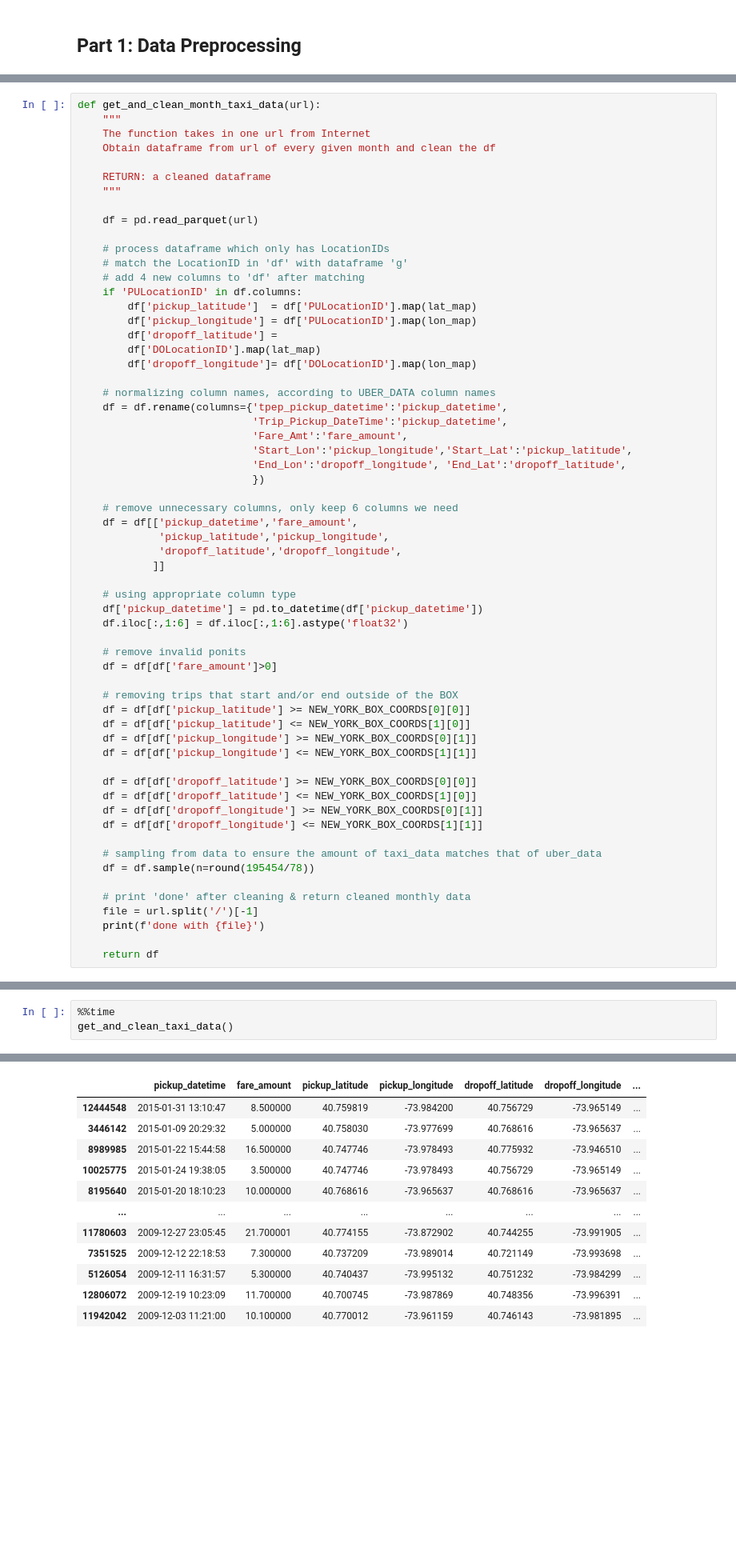
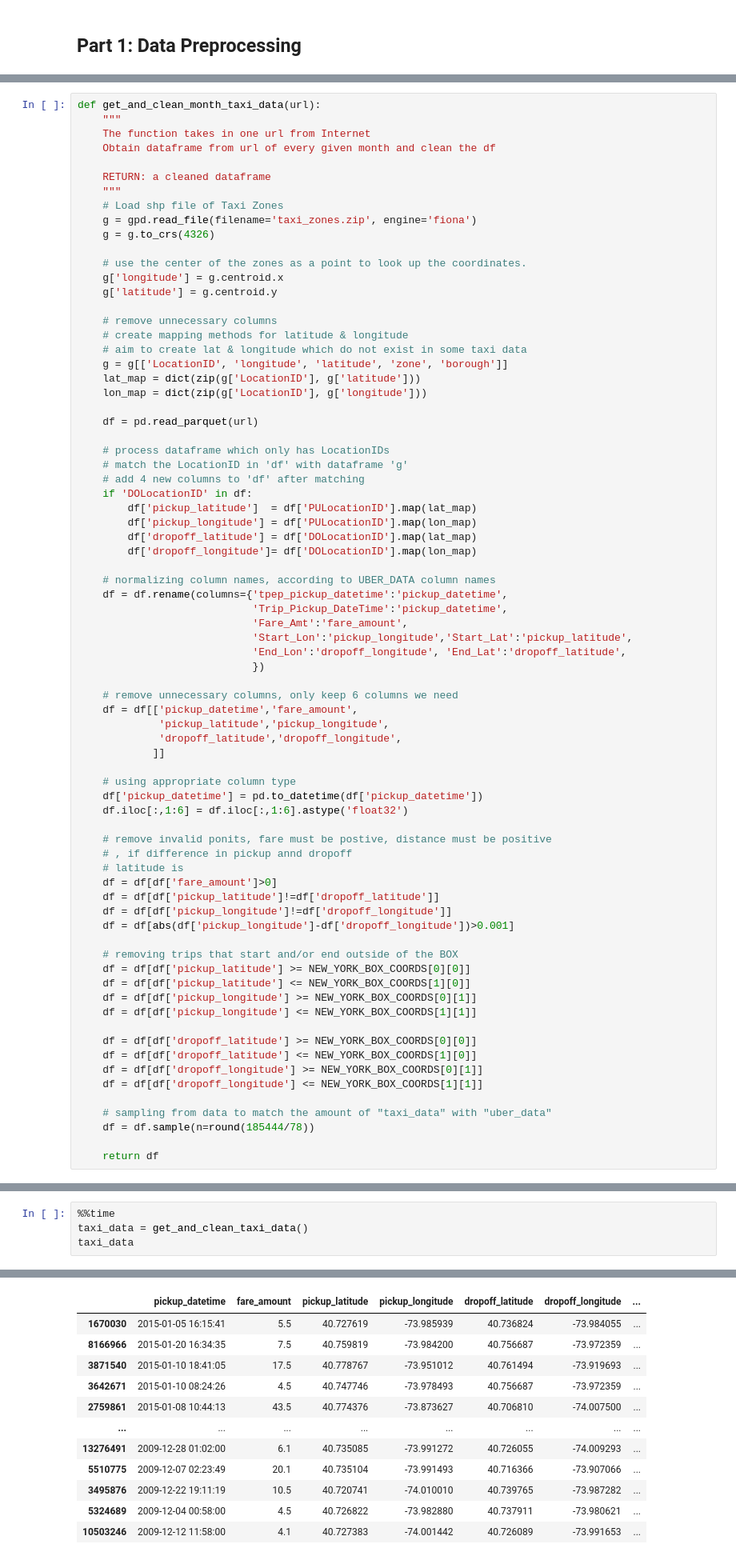
Before and after one commit to qixuan-jin/Clashes-between-Uber-and-Yellow-Taxi-IEOR4501, a Jupyter notebook: Project Scaffolding (1).ipynb, the cells around one changed output, grey strips where cells are left out. Shown: that part at 80% size. Saved outputs shown, nothing was run; the diff lists cells and outputs as text; blank space fills up the shorter version.

Commit message:
update the invalid points removal code in taxi_data

```diff
--- a/Project Scaffolding (1).ipynb
+++ b/Project Scaffolding (1).ipynb
@@ -180,17 +165,30 @@ def get_and_clean_month_taxi_data(url):
 
     RETURN: a cleaned dataframe
     """
+    # Load shp file of Taxi Zones
+    g = gpd.read_file(filename='taxi_zones.zip', engine='fiona')
+    g = g.to_crs(4326)
+
+    # use the center of the zones as a point to look up the coordinates.
+    g['longitude'] = g.centroid.x
+    g['latitude'] = g.centroid.y
+
+    # remove unnecessary columns
+    # create mapping methods for latitude & longitude
+    # aim to create lat & longitude which do not exist in some taxi data
+    g = g[['LocationID', 'longitude', 'latitude', 'zone', 'borough']]
+    lat_map = dict(zip(g['LocationID'], g['latitude']))
+    lon_map = dict(zip(g['LocationID'], g['longitude']))
 
     df = pd.read_parquet(url)
 
     # process dataframe which only has LocationIDs
     # match the LocationID in 'df' with dataframe 'g'
     # add 4 new columns to 'df' after matching
-    if 'PULocationID' in df.columns:
+    if 'DOLocationID' in df:
         df['pickup_latitude']  = df['PULocationID'].map(lat_map)
         df['pickup_longitude'] = df['PULocationID'].map(lon_map)
-        df['dropoff_latitude'] =
-        df['DOLocationID'].map(lat_map)
+        df['dropoff_latitude'] = df['DOLocationID'].map(lat_map)
         df['dropoff_longitude']= df['DOLocationID'].map(lon_map)
 
     # normalizing column names, according to UBER_DATA column names
@@ -211,8 +209,13 @@ def get_and_clean_month_taxi_data(url):
     df['pickup_datetime'] = pd.to_datetime(df['pickup_datetime'])
     df.iloc[:,1:6] = df.iloc[:,1:6].astype('float32')
 
-    # remove invalid ponits
+    # remove invalid ponits, fare must be postive, distance must be positive
+    # , if difference in pickup annd dropoff
+    # latitude is
     df = df[df['fare_amount']>0]
+    df = df[df['pickup_latitude']!=df['dropoff_latitude']]
+    df = df[df['pickup_longitude']!=df['dropoff_longitude']]
+    df = df[abs(df['pickup_longitude']-df['dropoff_longitude'])>0.001]
 
     # removing trips that start and/or end outside of the BOX
     df = df[df['pickup_latitude'] >= NEW_YORK_BOX_COORDS[0][0]]
@@ -225,12 +228,8 @@ def get_and_clean_month_taxi_data(url):
     df = df[df['dropoff_longitude'] >= NEW_YORK_BOX_COORDS[0][1]]
     df = df[df['dropoff_longitude'] <= NEW_YORK_BOX_COORDS[1][1]]
 
-    # sampling from data to ensure the amount of taxi_data matches that of uber_data
-    df = df.sample(n=round(195454/78))
-
-    # print 'done' after cleaning & return cleaned monthly data
-    file = url.split('/')[-1]
-    print(f'done with {file}')
+    # sampling from data to match the amount of "taxi_data" with "uber_data"
+    df = df.sample(n=round(185444/78))
 
     return df
 # %%
@@ -264,7 +265,8 @@ def get_and_clean_taxi_data():
     return taxi_data
 # %%
 %%time
-get_and_clean_taxi_data()
+taxi_data = get_and_clean_taxi_data()
+taxi_data
 # %% [output]
 done with yellow_tripdata_2015-01.parquet
 done with yellow_tripdata_2015-02.parquet
@@ -286,12 +288,12 @@ Wall time: 15min 7s
 |  | pickup_datetime | fare_amount | pickup_latitude | pickup_longitude | dropoff_latitude | dropoff_longitude | ... |
-| 12444548 | 2015-01-31 13:10:47 | 8.500000 | 40.759819 | -73.984200 | 40.756729 | -73.965149 | ... |
-| 3446142 | 2015-01-09 20:29:32 | 5.000000 | 40.758030 | -73.977699 | 40.768616 | -73.965637 | ... |
-| 8989985 | 2015-01-22 15:44:58 | 16.500000 | 40.747746 | -73.978493 | 40.775932 | -73.946510 | ... |
-| 10025775 | 2015-01-24 19:38:05 | 3.500000 | 40.747746 | -73.978493 | 40.756729 | -73.965149 | ... |
-| 8195640 | 2015-01-20 18:10:23 | 10.000000 | 40.768616 | -73.965637 | 40.768616 | -73.965637 | ... |
+| 1670030 | 2015-01-05 16:15:41 | 5.5 | 40.727619 | -73.985939 | 40.736824 | -73.984055 | ... |
+| 8166966 | 2015-01-20 16:34:35 | 7.5 | 40.759819 | -73.984200 | 40.756687 | -73.972359 | ... |
+| 3871540 | 2015-01-10 18:41:05 | 17.5 | 40.778767 | -73.951012 | 40.761494 | -73.919693 | ... |
+| 3642671 | 2015-01-10 08:24:26 | 4.5 | 40.747746 | -73.978493 | 40.756687 | -73.972359 | ... |
+| 2759861 | 2015-01-08 10:44:13 | 43.5 | 40.774376 | -73.873627 | 40.706810 | -74.007500 | ... |
 | ... | ... | ... | ... | ... | ... | ... | ... |
-| 11780603 | 2009-12-27 23:05:45 | 21.700001 | 40.774155 | -73.872902 | 40.744255 | -73.991905 | ... |
-| 7351525 | 2009-12-12 22:18:53 | 7.300000 | 40.737209 | -73.989014 | 40.721149 | -73.993698 | ... |
-| 5126054 | 2009-12-11 16:31:57 | 5.300000 | 40.740437 | -73.995132 | 40.751232 | -73.984299 | ... |
-| 12806072 | 2009-12-19 10:23:09 | 11.700000 | 40.700745 | -73.987869 | 40.748356 | -73.996391 | ... |
-| 11942042 | 2009-12-03 11:21:00 | 10.100000 | 40.770012 | -73.961159 | 40.746143 | -73.981895 | ... |
+| 13276491 | 2009-12-28 01:02:00 | 6.1 | 40.735085 | -73.991272 | 40.726055 | -74.009293 | ... |
+| 5510775 | 2009-12-07 02:23:49 | 20.1 | 40.735104 | -73.991493 | 40.716366 | -73.907066 | ... |
+| 3495876 | 2009-12-22 19:11:19 | 10.5 | 40.720741 | -74.010010 | 40.739765 | -73.987282 | ... |
+| 5324689 | 2009-12-04 00:58:00 | 4.5 | 40.726822 | -73.982880 | 40.737911 | -73.980621 | ... |
+| 10503246 | 2009-12-12 11:58:00 | 4.1 | 40.727383 | -74.001442 | 40.726089 | -73.991653 | ... |
```
Also changed, not shown: parts of 5 cells of this notebook.
